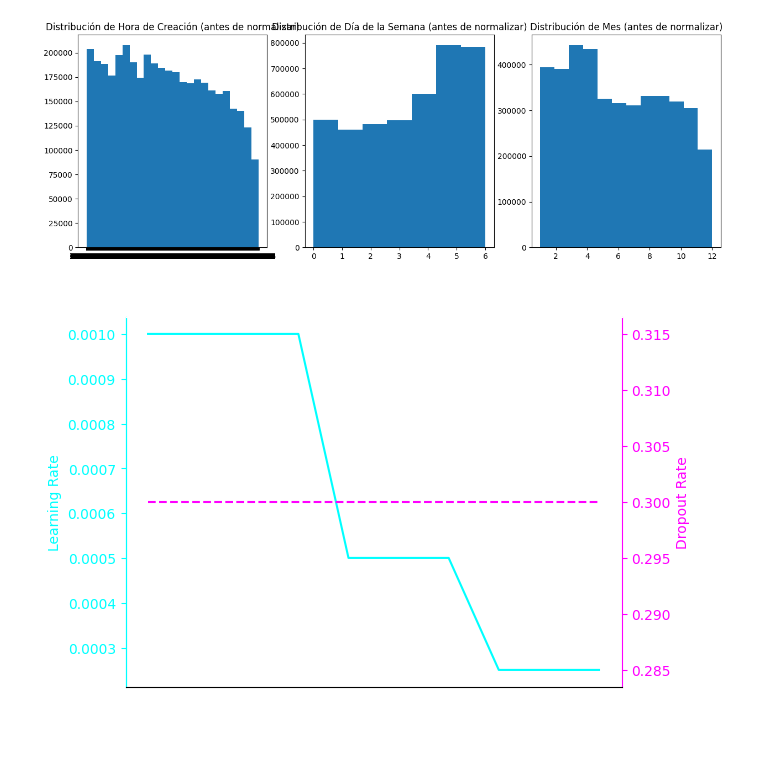
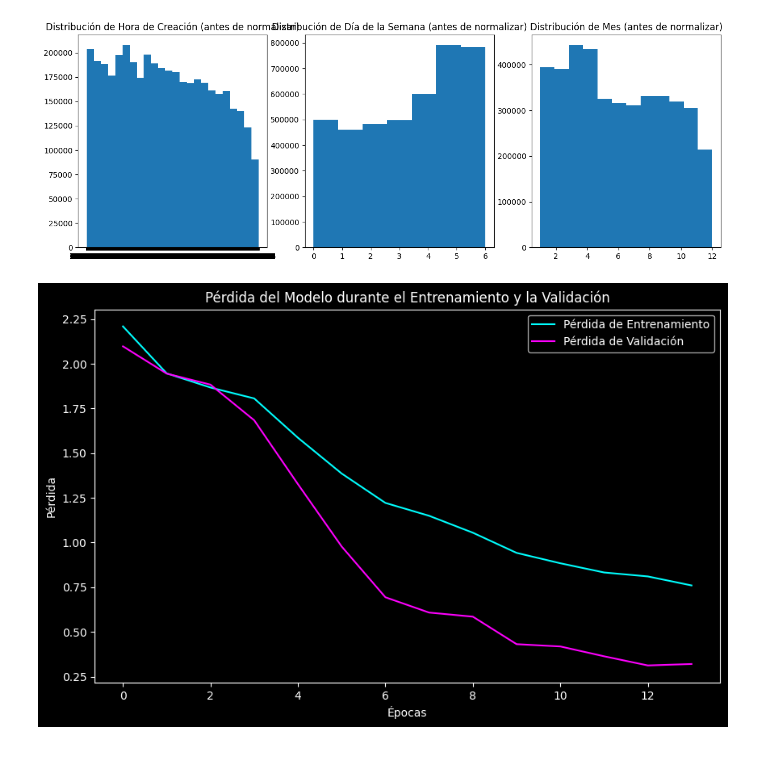
Before and after one commit to A01662203/DL_911CDMX, a Jupyter notebook: ModeloLlamadas911.ipynb, the cells around one changed output. Cells and saved outputs as stored; diff of their text form; code cells hidden in the pictures.

Commit message:
Ajuste al modelo con nueva perspectiva

```diff
--- a/ModeloLlamadas911.ipynb
+++ b/ModeloLlamadas911.ipynb
@@ -471,41 +612,33 @@ plt.show()
 # plt.show()
 # %% [output]
 [figure]
-# %%
-import matplotlib.pyplot as plt
-
-# Supongamos que tenemos los datos de `learning rate` y `dropout` durante el entrenamiento en el historial del modelo `history`
-# Extraer valores desde el historial de entrenamiento
-learning_rates = history.history.get('lr', [0.001] * len(history.epoch))  # Ajustar si no se guarda lr en el historial
-dropout_values = [0.3] * len(history.epoch)  # En este caso, la tasa de dropout se mantiene constante
-
-# Crear una figura para graficar los valores de learning rate y dropout a través de las épocas
-fig, ax1 = plt.subplots()
-
-# Graficar el learning rate
-ax1.set_xlabel('Época', color='white')
-ax1.set_ylabel('Learning Rate', color='cyan')
-ax1.plot(range(1, len(learning_rates) + 1), learning_rates, color='cyan', label='Learning Rate')
-ax1.tick_params(axis='y', labelcolor='cyan')
-ax1.spines['bottom'].set_color('white')
-ax1.spines['left'].set_color('cyan')
-ax1.spines['top'].set_color('white')
-ax1.spines['right'].set_color('white')
-ax1.tick_params(axis='x', colors='white')
-ax1.tick_params(axis='y', colors='cyan')
-
-# Crear un segundo eje Y para graficar el valor de dropout
-ax2 = ax1.twinx()
-ax2.set_ylabel('Dropout Rate', color='magenta')
-ax2.plot(range(1, len(dropout_values) + 1), dropout_values, color='magenta', linestyle='--', label='Dropout Rate')
-ax2.tick_params(axis='y', labelcolor='magenta')
-ax2.spines['left'].set_color('cyan')
-ax2.spines['top'].set_color('white')
-ax2.spines['right'].set_color('magenta')
-ax2.tick_params(axis='y', colors='magenta')
-
-plt.title('Learning Rate y Dropout a través de las Épocas', color='white')
-plt.savefig('learning_rate_dropout.png', transparent=True)
-plt.show()
-# %% [output]
-[figure, removed]
+# %%
+import matplotlib.pyplot as plt
+
+# Cambiar el estilo de la figura para tener un fondo oscuro y texto blanco
+plt.style.use('dark_background')
+
+# Graficar la pérdida durante el entrenamiento
+plt.figure(figsize=(10, 6))
+
+# Graficar la pérdida del entrenamiento con color cian
+plt.plot(history.history['loss'], label='Pérdida de Entrenamiento', color='cyan')
+
+# Graficar la pérdida de la validación con color magenta
+plt.plot(history.history['val_loss'], label='Pérdida de Validación', color='magenta')
+
+# Añadir título y etiquetas a los ejes con color blanco
+plt.title('Pérdida del Modelo durante el Entrenamiento y la Validación', color='white')
+plt.xlabel('Épocas', color='white')
+plt.ylabel('Pérdida', color='white')
+
+# Añadir leyenda
+plt.legend()
+
+# Guardar la figura como PNG
+plt.savefig('pérdida_entrenamiento_validación.png', format='png', transparent=True)
+
+# Mostrar la gráfica
+plt.show()
+# %% [output]
+[figure, added]
```
Also changed, not shown: parts of 16 cells of this notebook, 8 other files.
